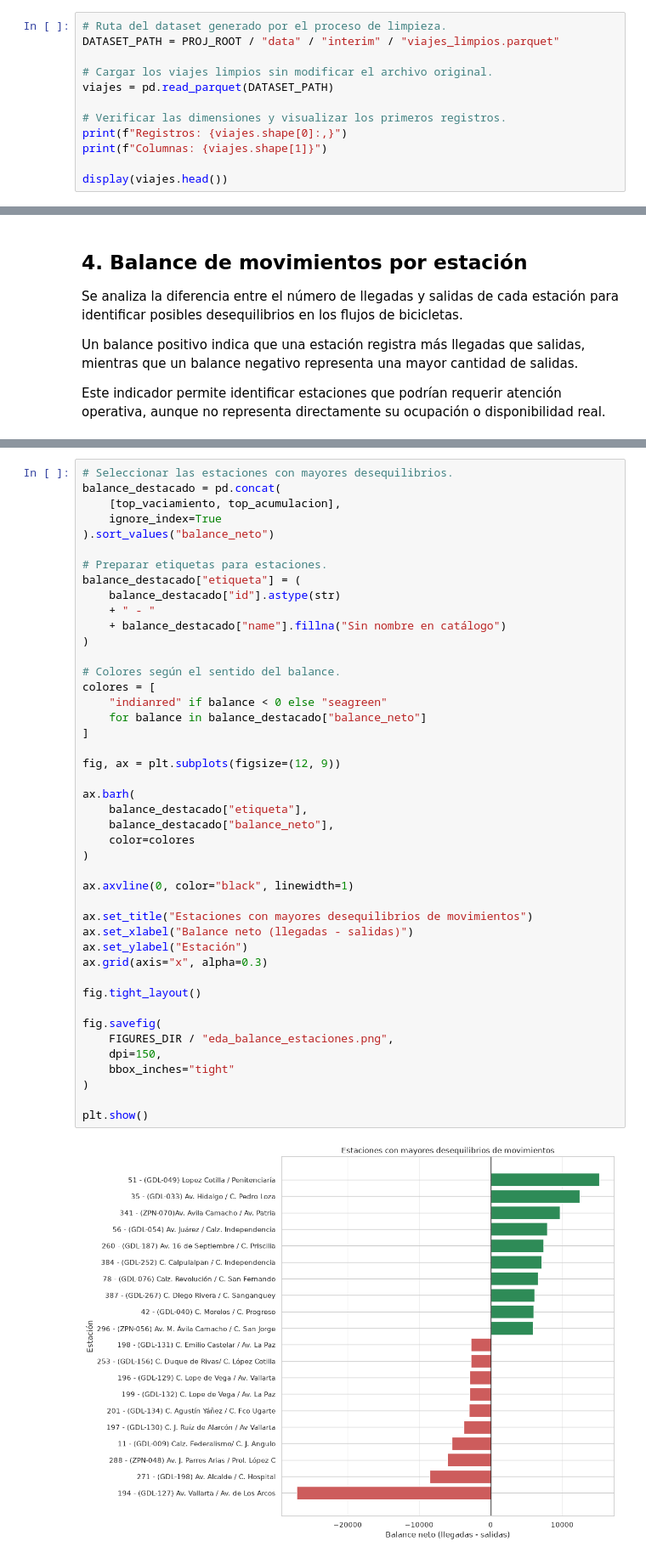
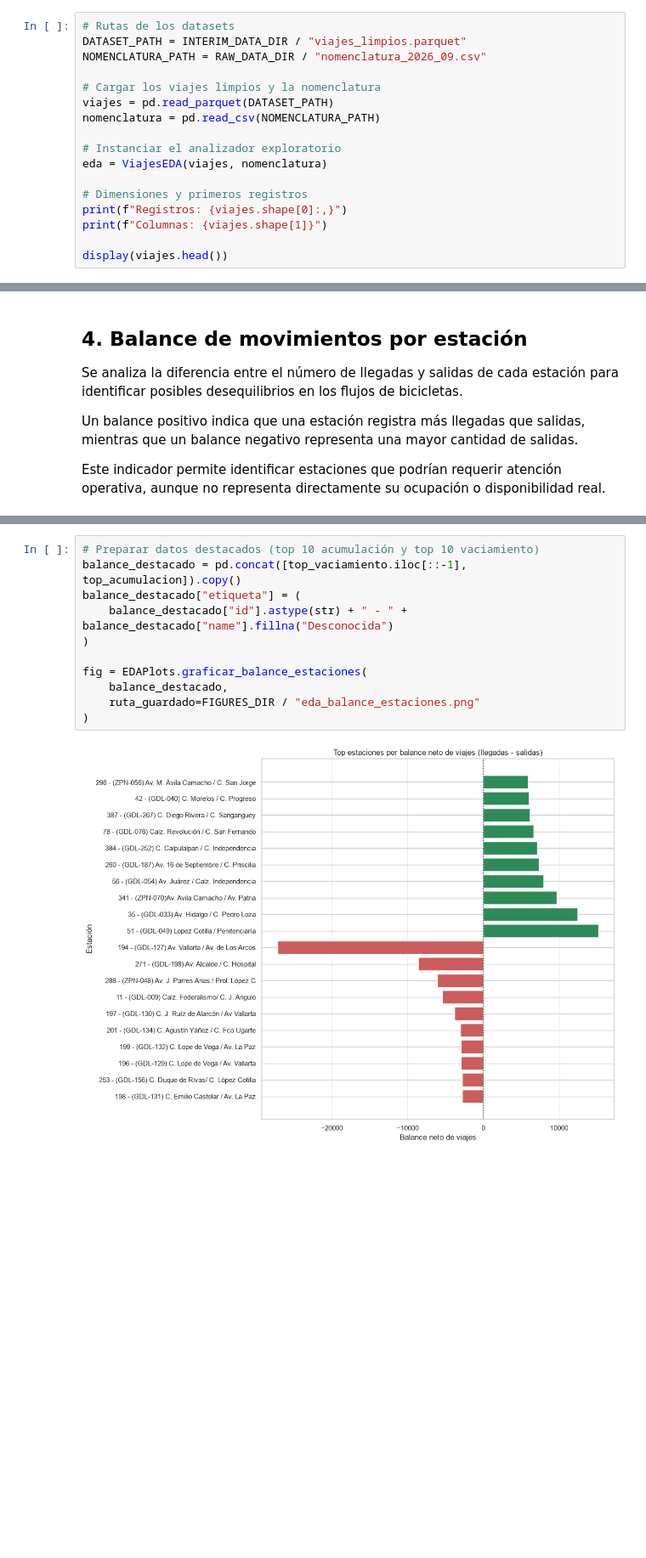
Before and after one commit to LUISG47/mibici-demand, a Jupyter notebook: notebooks/1.0-dac-eda.ipynb, the cells around one changed output, grey strips where cells are left out. Shown at 85% size. Drawn from its saved outputs; the diff is of its cells as text; blank space fills up the shorter version.

```diff
--- a/notebooks/1.0-dac-eda.ipynb
+++ b/notebooks/1.0-dac-eda.ipynb
@@ -52,11 +52,16 @@ pd.set_option("display.width", 200)
 # %%
-# Ruta del dataset generado por el proceso de limpieza.
-DATASET_PATH = PROJ_ROOT / "data" / "interim" / "viajes_limpios.parquet"
+# Rutas de los datasets
+DATASET_PATH = INTERIM_DATA_DIR / "viajes_limpios.parquet"
+NOMENCLATURA_PATH = RAW_DATA_DIR / "nomenclatura_2026_09.csv"
 
-# Cargar los viajes limpios sin modificar el archivo original.
+# Cargar los viajes limpios y la nomenclatura
 viajes = pd.read_parquet(DATASET_PATH)
+nomenclatura = pd.read_csv(NOMENCLATURA_PATH)
 
-# Verificar las dimensiones y visualizar los primeros registros.
+# Instanciar el analizador exploratorio
+eda = ViajesEDA(viajes, nomenclatura)
+
+# Dimensiones y primeros registros
 print(f"Registros: {viajes.shape[0]:,}")
 print(f"Columnas: {viajes.shape[1]}")
 
@@ -703,51 +451,18 @@ Estaciones con mayor balance negativo:
 | 119 | 198 | 12613 | 9844 | -2769 | (GDL-131) C. Emilio Castelar / Av... | 19.0 |
 Balance neto total: 0
 # %%
-# Seleccionar las estaciones con mayores desequilibrios.
-balance_destacado = pd.concat(
-    [top_vaciamiento, top_acumulacion],
-    ignore_index=True
-).sort_values("balance_neto")
-
-# Preparar etiquetas para estaciones.
+# Preparar datos destacados (top 10 acumulación y top 10 vaciamiento)
+balance_destacado = pd.concat([top_vaciamiento.iloc[::-1], top_acumulacion]).copy()
 balance_destacado["etiqueta"] = (
-    balance_destacado["id"].astype(str)
-    + " - "
-    + balance_destacado["name"].fillna("Sin nombre en catálogo")
+    balance_destacado["id"].astype(str) + " - " + balance_destacado["name"].fillna("Desconocida")
 )
 
-# Colores según el sentido del balance.
-colores = [
-    "indianred" if balance < 0 else "seagreen"
-    for balance in balance_destacado["balance_neto"]
-]
-
-fig, ax = plt.subplots(figsize=(12, 9))
-
-ax.barh(
-    balance_destacado["etiqueta"],
-    balance_destacado["balance_neto"],
-    color=colores
+fig = EDAPlots.graficar_balance_estaciones(
+    balance_destacado,
+    ruta_guardado=FIGURES_DIR / "eda_balance_estaciones.png"
 )
-
-ax.axvline(0, color="black", linewidth=1)
-
-ax.set_title("Estaciones con mayores desequilibrios de movimientos")
-ax.set_xlabel("Balance neto (llegadas - salidas)")
-ax.set_ylabel("Estación")
-ax.grid(axis="x", alpha=0.3)
-
-fig.tight_layout()
-
-fig.savefig(
-    FIGURES_DIR / "eda_balance_estaciones.png",
-    dpi=150,
-    bbox_inches="tight"
-)
-
-plt.show()
 # %% [output]
-[figure, old version]
+[figure, new version]
 # %% [markdown]
 ### Interpretación del balance de movimientos por estación
 
```
Also changed, not shown: parts of 19 cells of this notebook, 14 other files.
